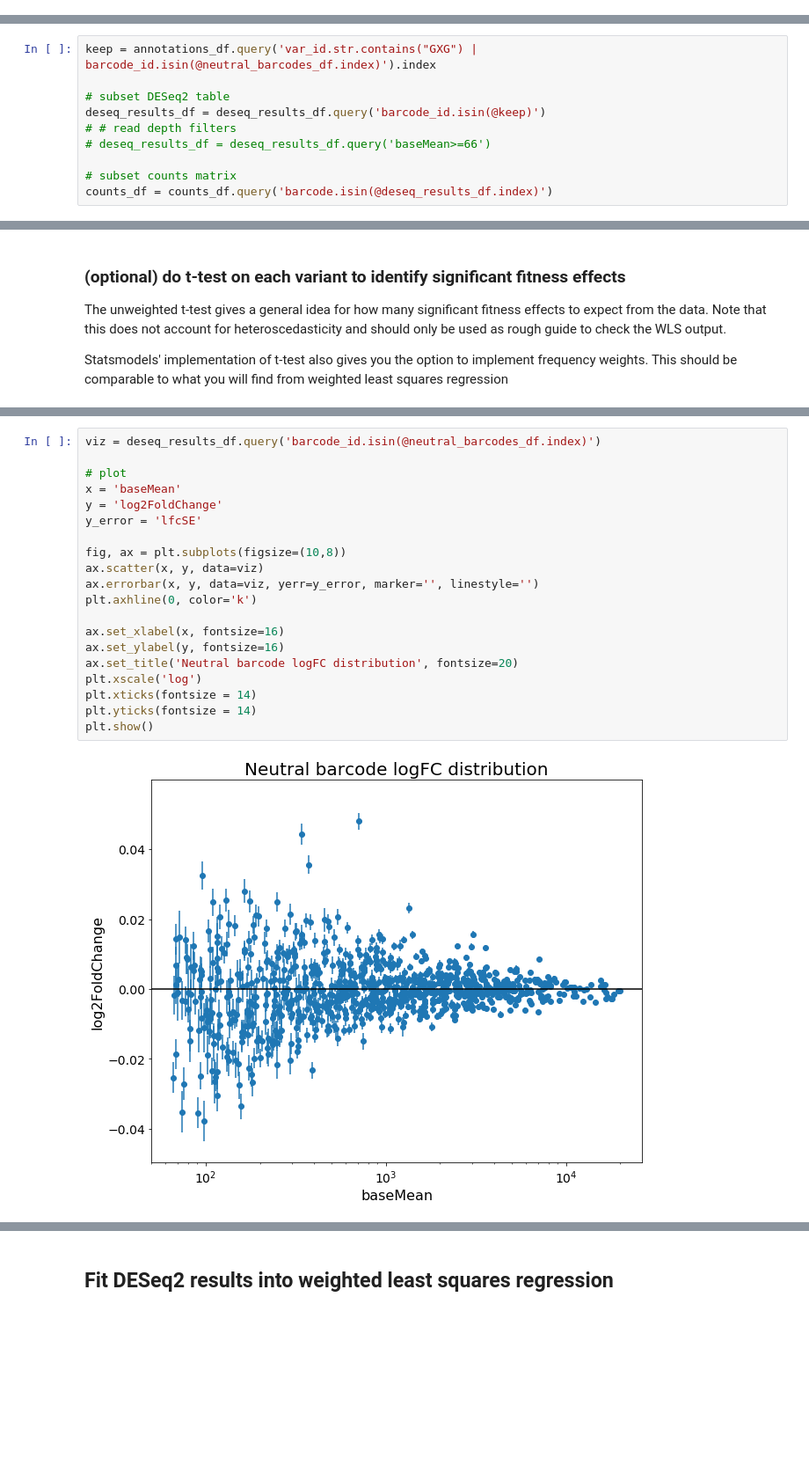
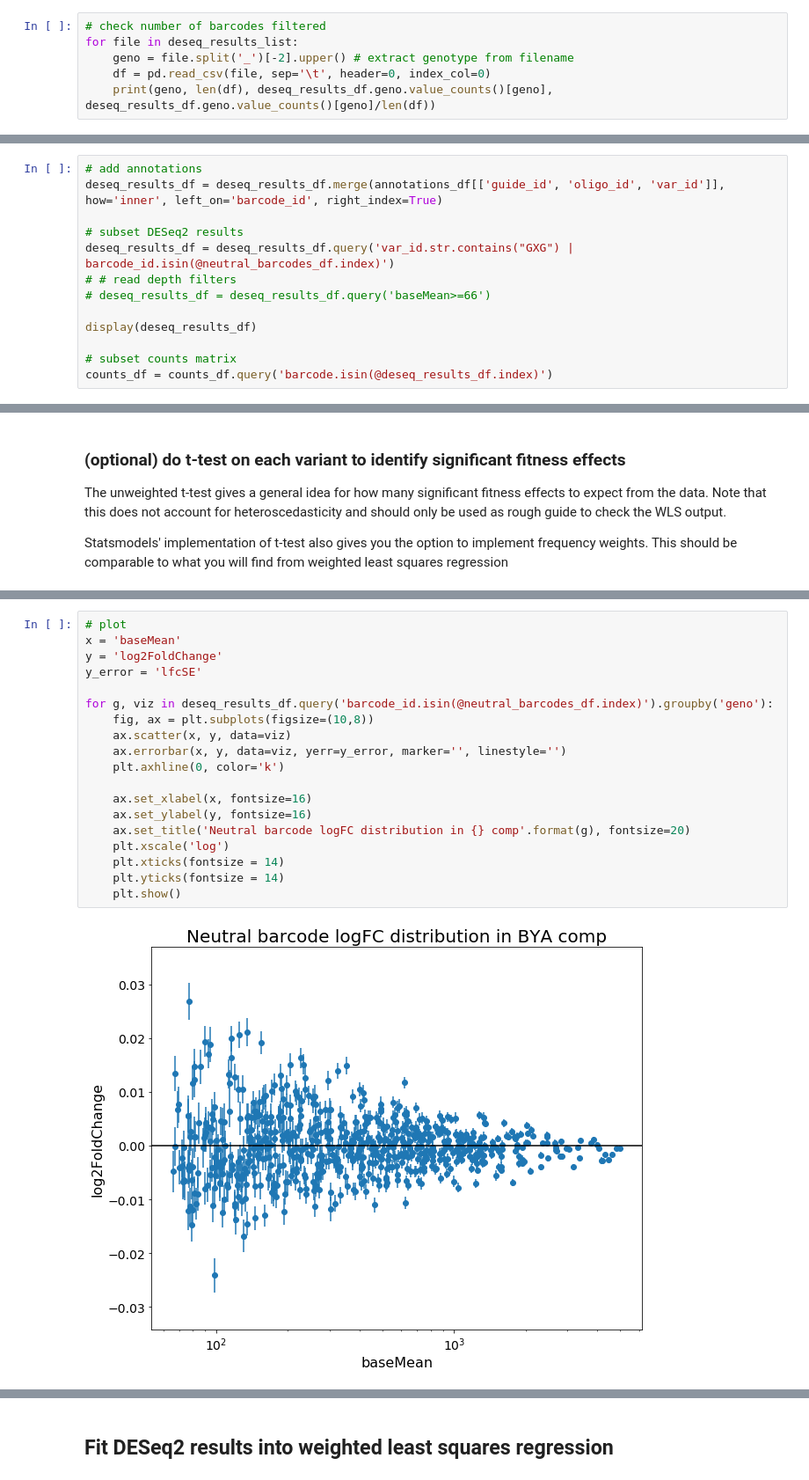
Before and after one commit to roy-ang/crispey3-epistasis, a Jupyter notebook: notebooks/analysis/crispey3-measure-fitness.ipynb, the cells around one changed output, grey strips where cells are left out. Shown at 88% size. Saved outputs shown, nothing was run; the diff lists cells and outputs as text; blank space fills up the shorter version.

```diff
--- a/notebooks/analysis/crispey3-measure-fitness.ipynb
+++ b/notebooks/analysis/crispey3-measure-fitness.ipynb
@@ -93,0 +205,6 @@ The competition libraries contain various amounts of oligos not specific to each
+# %%
+# check number of barcodes filtered
+for file in deseq_results_list:
+    geno = file.split('_')[-2].upper() # extract genotype from filename
+    df = pd.read_csv(file, sep='\t', header=0, index_col=0)
+    print(geno, len(df), deseq_results_df.geno.value_counts()[geno], deseq_results_df.geno.value_counts()[geno]/len(df))
@@ -94,10 +220,13 @@ The competition libraries contain various amounts of oligos not specific to each
 # %%
-keep = annotations_df.query('var_id.str.contains("GXG") | barcode_id.isin(@neutral_barcodes_df.index)').index
+# add annotations
+deseq_results_df = deseq_results_df.merge(annotations_df[['guide_id', 'oligo_id', 'var_id']], how='inner', left_on='barcode_id', right_index=True)
 
-# subset DESeq2 table
-deseq_results_df = deseq_results_df.query('barcode_id.isin(@keep)')
+# subset DESeq2 results
+deseq_results_df = deseq_results_df.query('var_id.str.contains("GXG") | barcode_id.isin(@neutral_barcodes_df.index)')
 # # read depth filters
 # deseq_results_df = deseq_results_df.query('baseMean>=66')
 
+display(deseq_results_df)
+
 # subset counts matrix
 counts_df = counts_df.query('barcode.isin(@deseq_results_df.index)')
@@ -208,22 +372,21 @@ This enables you to check the extent of heteroscedasticity in logFC values acros
 # %%
-viz = deseq_results_df.query('barcode_id.isin(@neutral_barcodes_df.index)')
-
 # plot
 x = 'baseMean'
 y = 'log2FoldChange'
 y_error = 'lfcSE'
 
-fig, ax = plt.subplots(figsize=(10,8))
-ax.scatter(x, y, data=viz)
-ax.errorbar(x, y, data=viz, yerr=y_error, marker='', linestyle='')
-plt.axhline(0, color='k')
+for g, viz in deseq_results_df.query('barcode_id.isin(@neutral_barcodes_df.index)').groupby('geno'):
+    fig, ax = plt.subplots(figsize=(10,8))
+    ax.scatter(x, y, data=viz)
+    ax.errorbar(x, y, data=viz, yerr=y_error, marker='', linestyle='')
+    plt.axhline(0, color='k')
 
-ax.set_xlabel(x, fontsize=16)
-ax.set_ylabel(y, fontsize=16)
-ax.set_title('Neutral barcode logFC distribution', fontsize=20)
-plt.xscale('log')
-plt.xticks(fontsize = 14)
-plt.yticks(fontsize = 14)
-plt.show()
+    ax.set_xlabel(x, fontsize=16)
+    ax.set_ylabel(y, fontsize=16)
+    ax.set_title('Neutral barcode logFC distribution in {} comp'.format(g), fontsize=20)
+    plt.xscale('log')
+    plt.xticks(fontsize = 14)
+    plt.yticks(fontsize = 14)
+    plt.show()
 # %% [output]
-[figure, old version]
+[figure, new version]
```
Also changed, not shown: parts of 28 cells of this notebook.
